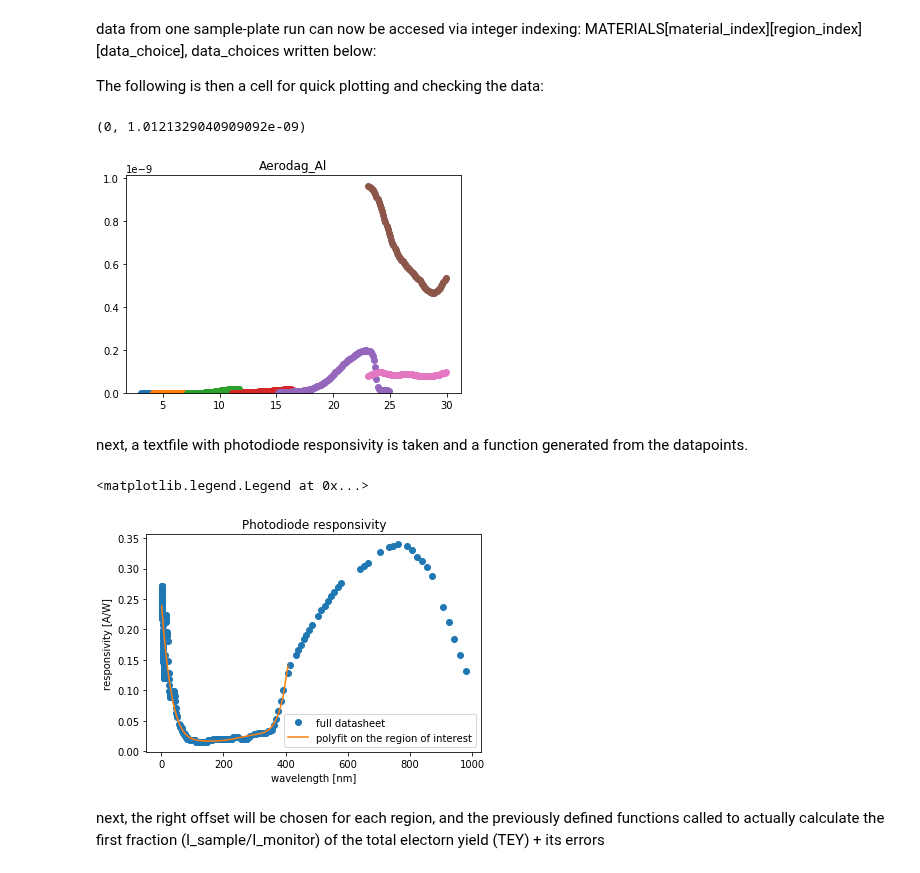
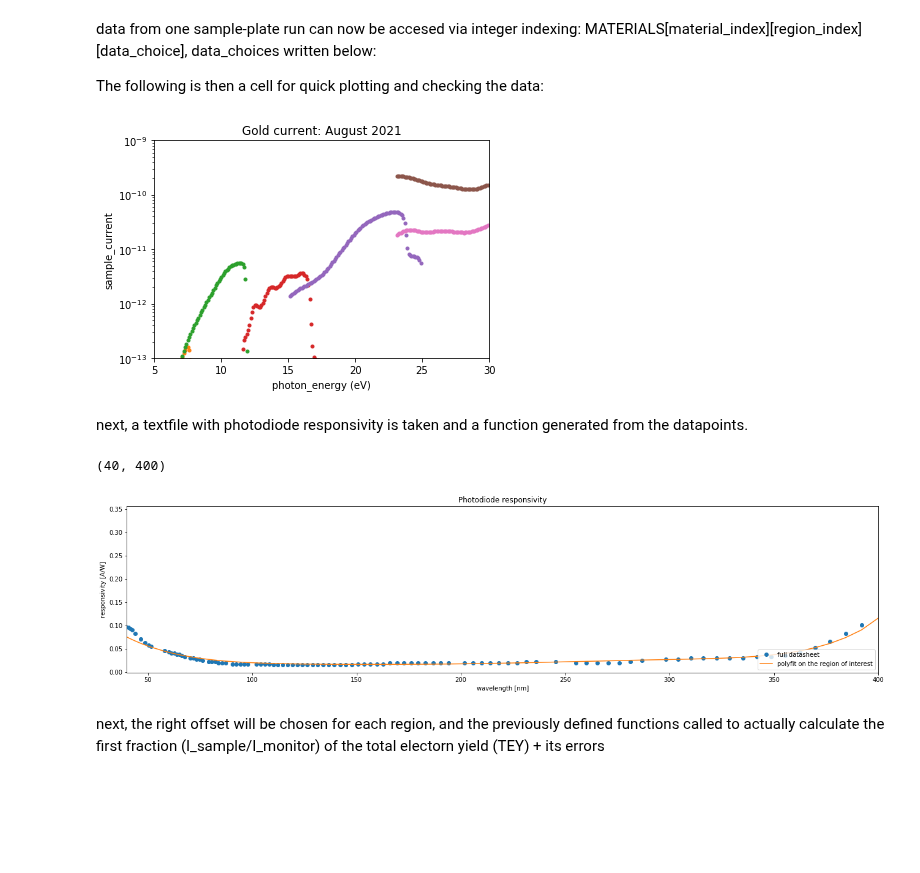
Before and after one commit to sebastiankalos/Elettra_data, a Jupyter notebook: BEAR_analysis.ipynb, the cells around one changed output. Drawn from its saved outputs; the diff is of its cells as text; code cells hidden in the pictures; blank space fills up the shorter version.

```diff
--- a/BEAR_analysis.ipynb
+++ b/BEAR_analysis.ipynb
@@ -29,7 +29,7 @@ global variables in the following cell need to be checked for every run
 # 29 --> holder 3,
 
 
-file_number_signal = 29 #the file number corresponding to a scan (from Elettra logbook!)
+file_number_signal = 24 #the file number corresponding to a scan (from Elettra logbook!)
 incidence_angle = 45 #the angle of photon incidence - only is used in naming the file in which TEY is written into but still needs to be checked for each run to avoid confusion
 
 file_number_dark_20nA = 4
@@ -47,10 +47,10 @@ PD_region_sensitivities = ["200pA_200pA", "200pA_200pA", "200pA_200pA", "200pA_2
 #materials = ['Aerodag_SS', 'Graphite_SS', 'ITO_MLI', 'ITO_Radiator_1'] #materials on sample plate 1, ordered as they were investigated!
 #materials = ['Cu_tape', 'Au', 'ITO_MLI_1', 'ITO_MLI_2', 'Ag', 'fake_dust'] #materials on sample plate 2, ordered as they were investigated!
 
-#materials = ['Cu_tape', 'Au', 'ITO_MLI_1'] #for file 24
+materials = ['Cu_tape', 'Au', 'ITO_MLI_1'] #for file 24
 #materials = ['ITO_MLI_2', 'Ag', 'fake_dust'] # for file 25
 
-materials = ['Aerodag_Al', 'Aerodag_Al', 'Aerodag_Al', 'ITO_Radiator_2', 'ITO_Radiator_2', 'ITO_Radiator_2'] #for file 29
+#materials = ['Aerodag_Al', 'Aerodag_Al', 'Aerodag_Al', 'ITO_Radiator_2', 'ITO_Radiator_2', 'ITO_Radiator_2'] #for file 29
 
 
 eV = 1.602e-19 #C, elementary charge
@@ -381,7 +381,7 @@ MATERIALS[material_index][region_index][data_choice], data_choices written below
 
 The following is then a cell for quick plotting and checking the data:
 # %%
-marker = 'o'
+marker = '.'
 
 # plot options for xvals and yvals:
 # 0 --> sample_I
@@ -397,19 +397,25 @@ marker = 'o'
 # 10 --> norm_I_byBPM error (absolute)
 
 x_choice = 2
-y_choice = 0
+y_choice = 1
 
-material_index = 0
+material_index = 1
 
 for region_index in range(0, regs_per_sample): #plot region-by-region (each with different color)
     plt.plot(MATERIALS[material_index][region_index][x_choice], MATERIALS[material_index][region_index][y_choice], marker)
     plt.title(materials[material_index])
 
-plt.gca().set_ylim(bottom=0)
+#plt.gca().set_ylim(bottom=0)
 #plt.gca().set_ylim(top=0.002)
+plt.yscale('log')
+plt.xlim(5,30)
+plt.ylim(1e-13,1e-9)
+plt.ylabel('sample_current [A]')
+plt.xlabel('photon_energy (eV)')
+plt.title('Gold current: August 2021')
+#plt.savefig('plots/Au_caurrent_Aug.png', dpi=300)
 # %% [output]
-(0, 1.0121329040909092e-09)
-[figure, old version]
+[figure, new version]
 # %%
 def convert_eV_to_wavelength(energy_eV_list):
     # a simple function that takes a list with photon energy values (in eV) and converts them into wavelength in nanometers
@@ -443,35 +449,37 @@ for line in lines:
     split_line = line.split()
     copy_lines.append(split_line)
 
     #from each line, extract a name/number and append it into its relevant column
 for i in range(startline-1,len(copy_lines)-1):
     line = copy_lines[i]
 
     lambda_nm.append(line[0])
     responsivity.append(line[1])
 
     #extracted values are still strings --> cast numbers to floats
 for i in range(0, len(lambda_nm)):
     lambda_nm[i] = float(lambda_nm[i])
     responsivity[i] = float(responsivity[i])
 
 #plot responsivity
+figure(figsize=(22, 5))
 plt.plot(lambda_nm, responsivity, 'o', label="full datasheet")
 plt.xlabel('wavelength [nm]')
 plt.ylabel('responsivity [A/W]')
 plt.title('Photodiode responsivity')
 
 #I want to fit the responsivity function, however, I need not worry about wavelengths above cca 413nm (3eV photon energy)
 # so I make a copy of the responsivity up until that wavelength and fit this instead:
 lambda_nm_2 = [i for i in lambda_nm if i <= 413]
 responsivity_2 = responsivity[:len(lambda_nm_2)]
 
 responsivity_fit = np.poly1d(np.polyfit(lambda_nm_2, responsivity_2, 6)) #make a polynomial fit (I wiggled with the order, 6 seems to be very good) and plot it
 plt.plot(lambda_nm_2, responsivity_fit(lambda_nm_2), '-', label="polyfit on the region of interest")
 plt.legend(loc="lower right")
+plt.xlim(40,400)
 # %% [output]
-<matplotlib.legend.Legend at 0x...>
+(40, 400)
-[figure, old version]
+[figure, new version]
 # %% [markdown]
 next, the right offset will be chosen for each region, and the previously defined functions called to actually calculate the first fraction (I_sample/I_monitor) of the total electorn yield (TEY) + its errors
 # %%
```
Also changed, not shown: 9 other files.
